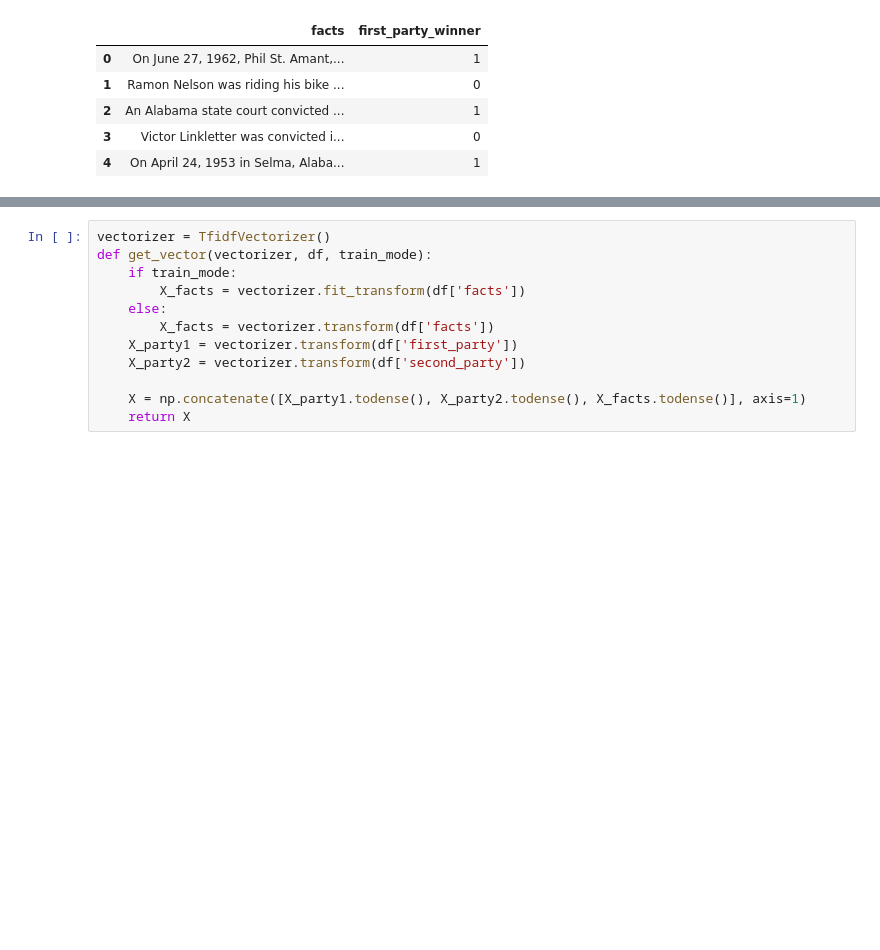
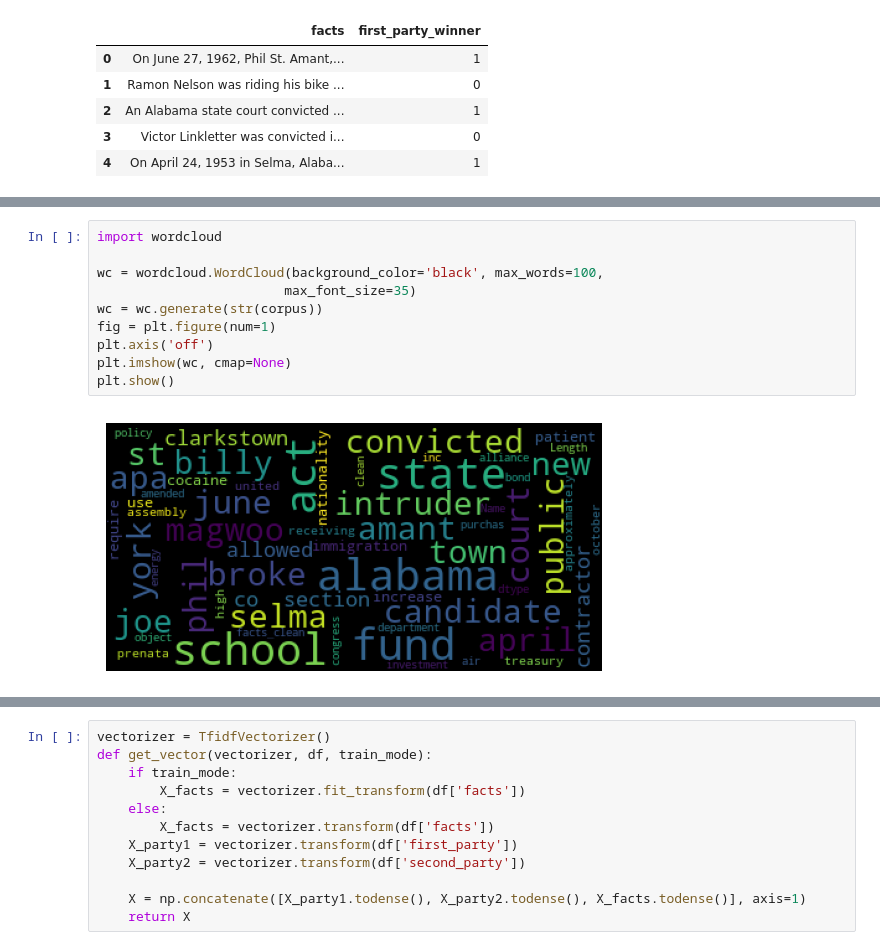
Before and after one commit to dlsco123/mtvsDacon, a Jupyter notebook: [mtvs]nic.ipynb, the cells around one changed output, grey strips where cells are left out. Drawn from its saved outputs; the diff is of its cells as text; blank space fills up the shorter version.

```diff
--- a/[mtvs]nic.ipynb
+++ b/[mtvs]nic.ipynb
@@ -58,0 +307,12 @@ df_nlp1
+# %%
+import wordcloud
+
+wc = wordcloud.WordCloud(background_color='black', max_words=100,
+                        max_font_size=35)
+wc = wc.generate(str(corpus))
+fig = plt.figure(num=1)
+plt.axis('off')
+plt.imshow(wc, cmap=None)
+plt.show()
+# %% [output]
+[figure, added]
```
Also changed, not shown: parts of 19 cells of this notebook.
